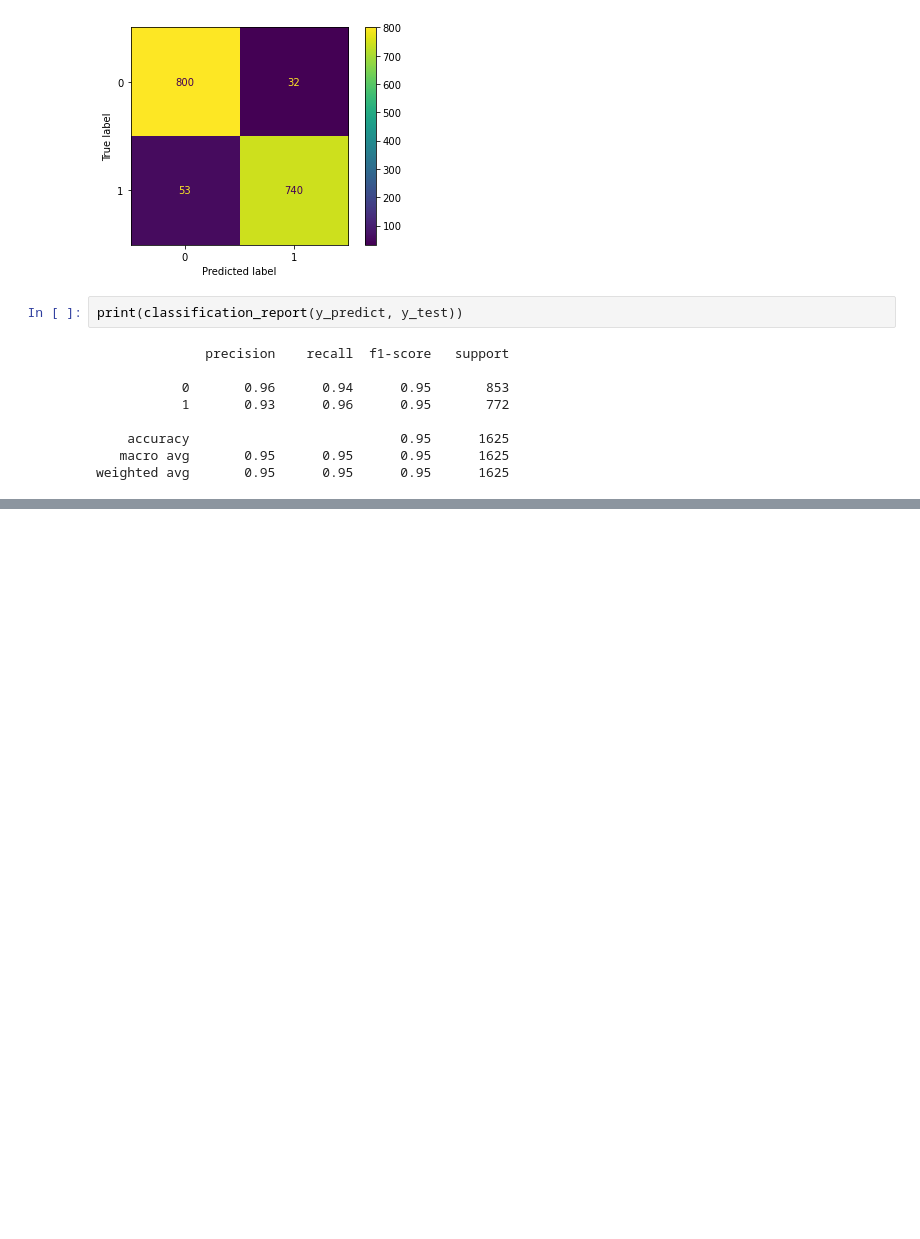
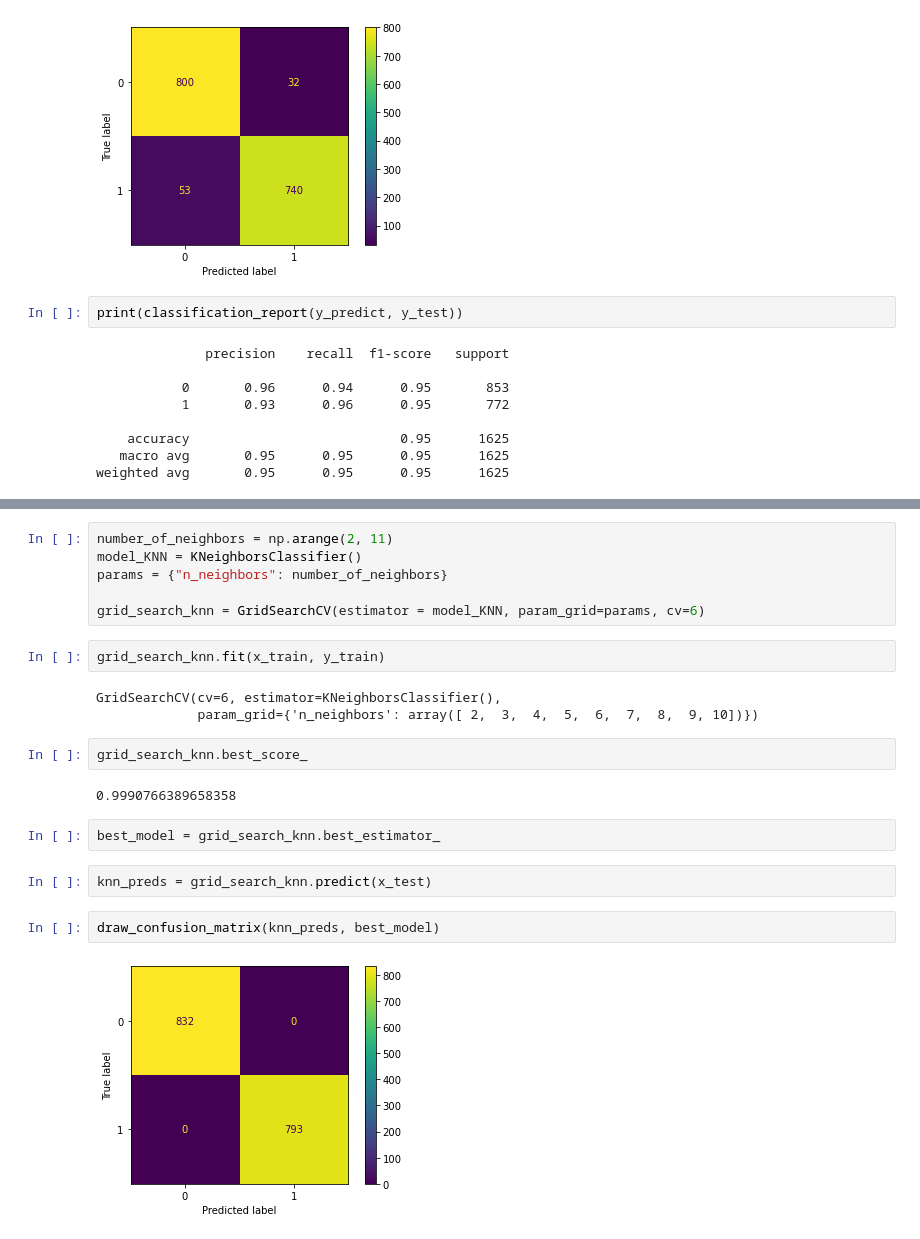
Before and after one commit to GeorgiiVoyakin/mirea-big-data, a Jupyter notebook: task-09/task-09.ipynb, the cells around one changed output, grey strips where cells are left out. Drawn from its saved outputs; the diff is of its cells as text; blank space fills up the shorter version.

```diff
--- a/task-09/task-09.ipynb
+++ b/task-09/task-09.ipynb
@@ -102,0 +138,23 @@ weighted avg       0.95      0.95      0.95      1625
+# %%
+number_of_neighbors = np.arange(2, 11)
+model_KNN = KNeighborsClassifier()
+params = {"n_neighbors": number_of_neighbors}
+
+grid_search_knn = GridSearchCV(estimator = model_KNN, param_grid=params, cv=6)
+# %%
+grid_search_knn.fit(x_train, y_train)
+# %% [output]
+GridSearchCV(cv=6, estimator=KNeighborsClassifier(),
+             param_grid={'n_neighbors': array([ 2,  3,  4,  5,  6,  7,  8,  9, 10])})
+# %%
+grid_search_knn.best_score_
+# %% [output]
+0.9990766389658358
+# %%
+best_model = grid_search_knn.best_estimator_
+# %%
+knn_preds = grid_search_knn.predict(x_test)
+# %%
+draw_confusion_matrix(knn_preds, best_model)
+# %% [output]
+[figure, added]
```
Also changed, not shown: parts of 8 cells of this notebook.
